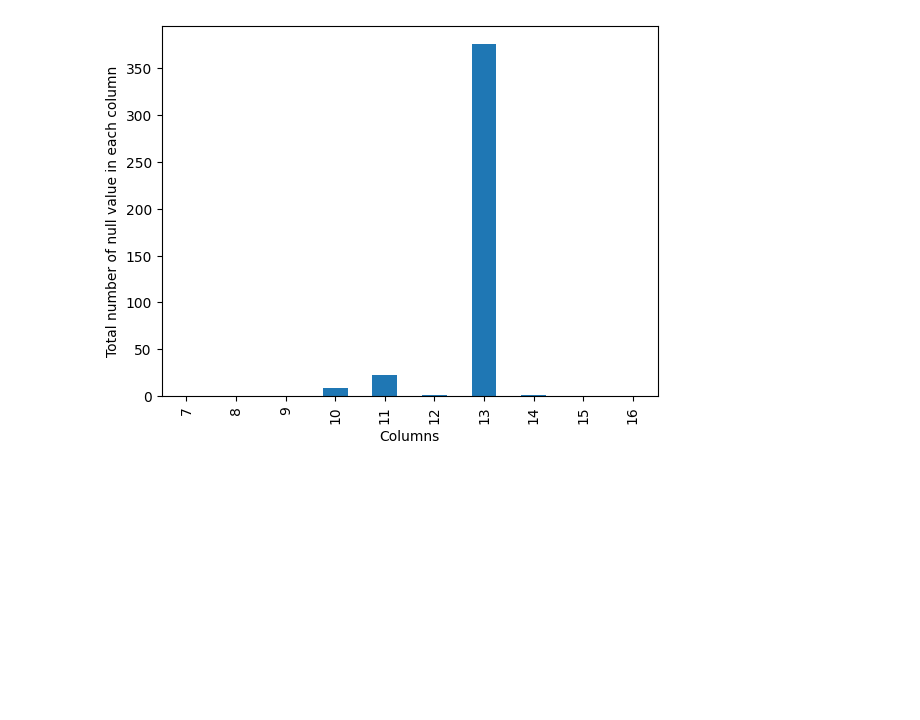
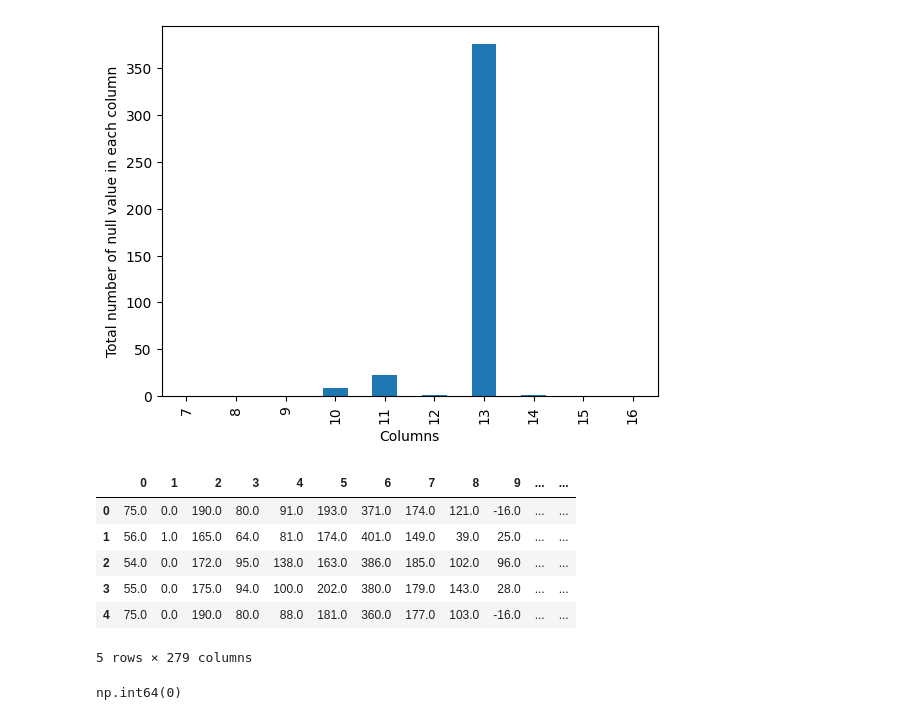
Before and after one commit to heytanix/PROJECT_ARRHYTHMIA, a Jupyter notebook: Oversampled_and_PCA.ipynb, the cells around one changed output. Drawn from its saved outputs; the diff is of its cells as text; code cells hidden in the pictures; blank space fills up the shorter version.

Commit message:
Generated final Dataset with mean imputation

```diff
--- a/Oversampled_and_PCA.ipynb
+++ b/Oversampled_and_PCA.ipynb
@@ -111,3 +111,26 @@ new_df = df.copy()
 cols_with_missing = (col for col in new_df.columns if new_df[col].isnull().any())
 for col in cols_with_missing:
     new_df[col]=new_df[col].isnull()
+# %%
+#imputation
+# my_imputer = SimpleImputer(missing_values=np.nan, strategy='mean')
+
+my_imputer=SimpleImputer()
+new_df = pd.DataFrame(my_imputer.fit_transform(new_df))
+new_df.columns = df.columns
+# %%
+#imputed dataframe
+new_df.head()
+# %% [output]
+|  | 0 | 1 | 2 | 3 | 4 | 5 | 6 | 7 | 8 | 9 | ... | ... |
+| 0 | 75.0 | 0.0 | 190.0 | 80.0 | 91.0 | 193.0 | 371.0 | 174.0 | 121.0 | -16.0 | ... | ... |
+| 1 | 56.0 | 1.0 | 165.0 | 64.0 | 81.0 | 174.0 | 401.0 | 149.0 | 39.0 | 25.0 | ... | ... |
+| 2 | 54.0 | 0.0 | 172.0 | 95.0 | 138.0 | 163.0 | 386.0 | 185.0 | 102.0 | 96.0 | ... | ... |
+| 3 | 55.0 | 0.0 | 175.0 | 94.0 | 100.0 | 202.0 | 380.0 | 179.0 | 143.0 | 28.0 | ... | ... |
+| 4 | 75.0 | 0.0 | 190.0 | 80.0 | 88.0 | 181.0 | 360.0 | 177.0 | 103.0 | -16.0 | ... | ... |
+5 rows × 279 columns
+# %%
+#Dataset with zero null values
+pd.isnull(new_df).sum().sum()
+# %% [output]
+np.int64(0)
```
Also changed, not shown: parts of 2 cells of this notebook.
